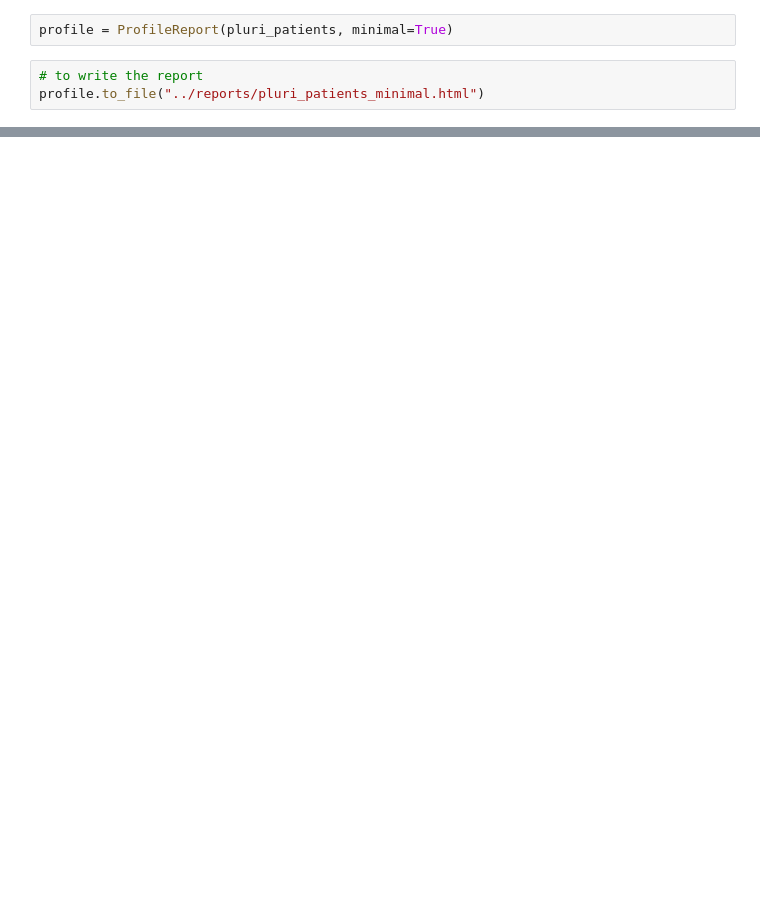
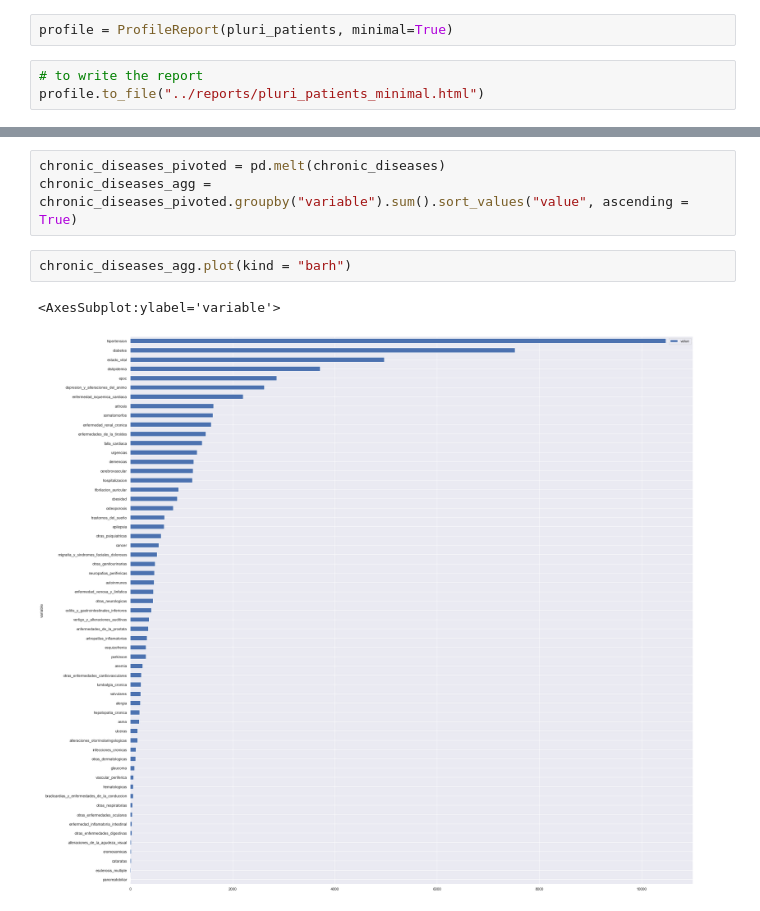
Before and after one commit to Teett/ds4a-team-62, a Jupyter notebook: notebooks/eda_daniel.ipynb, the cells around one changed output, grey strips where cells are left out. Drawn from its saved outputs; the diff is of its cells as text; blank space fills up the shorter version.

```diff
--- a/notebooks/eda_daniel.ipynb
+++ b/notebooks/eda_daniel.ipynb
@@ -25,0 +123,8 @@ profile.to_file("../reports/pluri_patients_minimal.html")
+# %%
+chronic_diseases_pivoted = pd.melt(chronic_diseases)
+chronic_diseases_agg = chronic_diseases_pivoted.groupby("variable").sum().sort_values("value", ascending = True)
+# %%
+chronic_diseases_agg.plot(kind = "barh")
+# %% [output]
+<AxesSubplot:ylabel='variable'>
+[figure, added]
```
Also changed, not shown: parts of 8 cells of this notebook, 1 other file.
